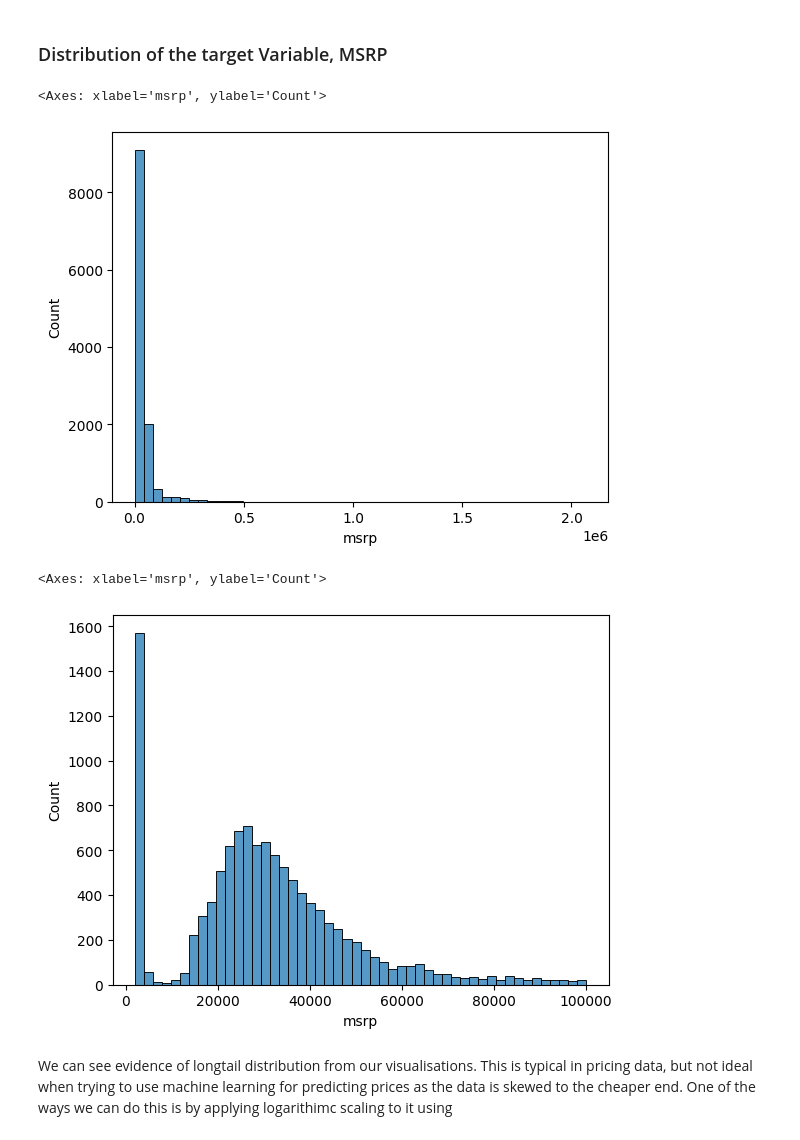
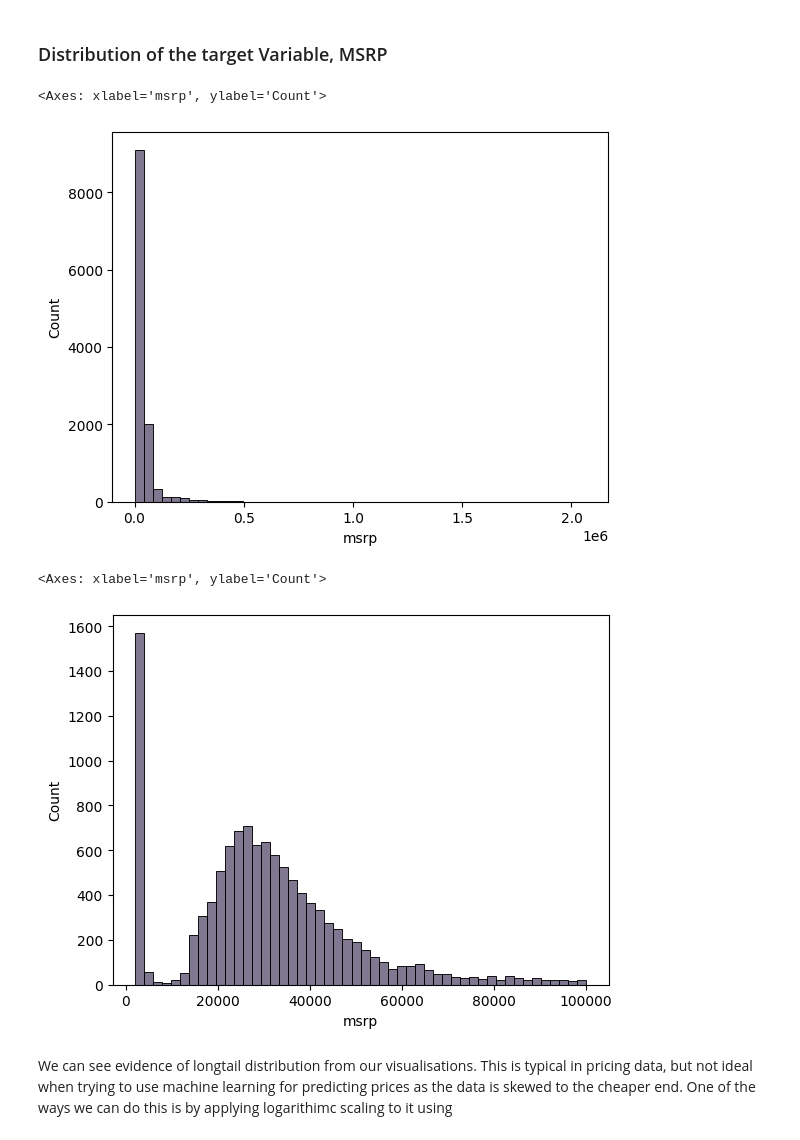
Before and after one commit to ShaniceWilliams/ml-zoomcamp, a Jupyter notebook: 02_regression/car_price_pred.ipynb, the cells around one changed output. Cells and saved outputs as stored; diff of their text form; code cells hidden in the pictures.

```diff
--- a/02_regression/car_price_pred.ipynb
+++ b/02_regression/car_price_pred.ipynb
@@ -195,16 +195,17 @@ import seaborn as sns
 from pypalettes import load_cmap
 cmap = load_cmap("X84")
 palette = cmap.colors
+hist_uni_color = cmap(0.2)
 # %%
-sns.histplot(df.msrp, bins=50, palette=palette)
+sns.histplot(df.msrp, bins=50, color=hist_uni_color, alpha=0.6)
 # %% [output]
 <Axes: xlabel='msrp', ylabel='Count'>
-[figure, old version]
+[figure, new version]
 # %%
-sns.histplot(df.msrp[df.msrp < 100000], bins=50,  palette=palette)
+sns.histplot(df.msrp[df.msrp < 100000], bins=50, color=hist_uni_color, alpha=0.6)
 # %% [output]
 <Axes: xlabel='msrp', ylabel='Count'>
-[figure, old version]
+[figure, new version]
 # %% [markdown]
 We can see evidence of longtail distribution from our visualisations. This is typical in pricing data, but not ideal when trying to use machine learning for predicting prices as the data is skewed to the cheaper end. One of the ways we can do this is by applying logarithimc scaling to it using
 # %%
```
Also changed, not shown: parts of 36 cells of this notebook.
